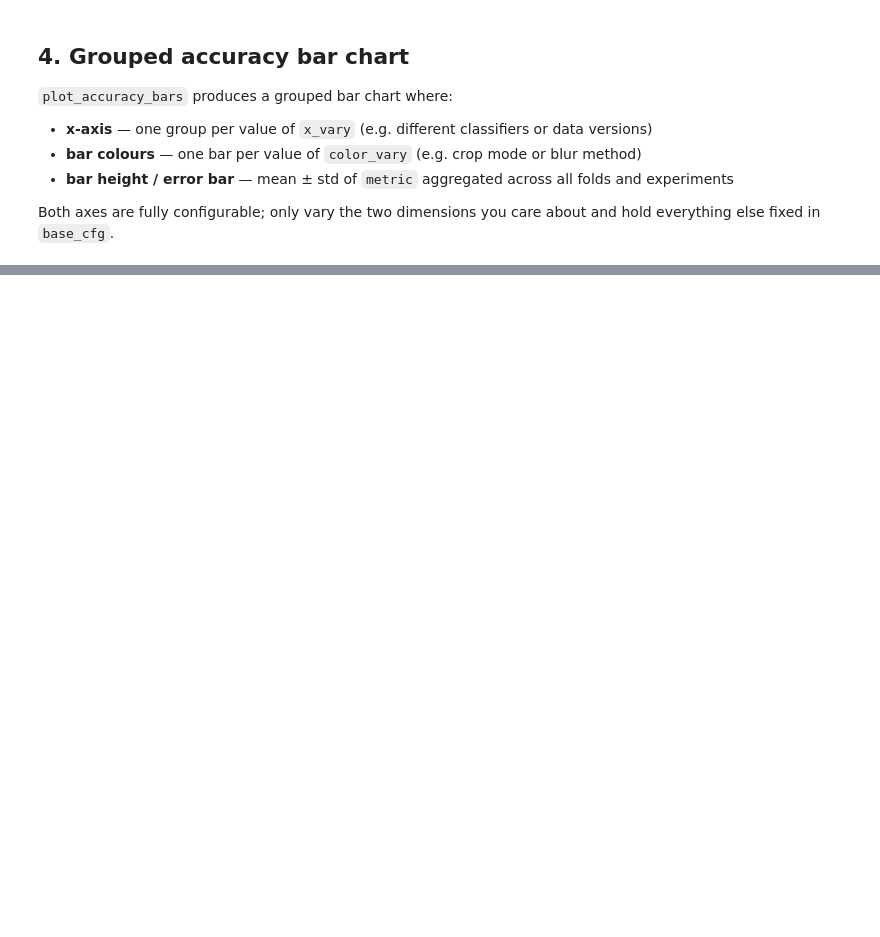
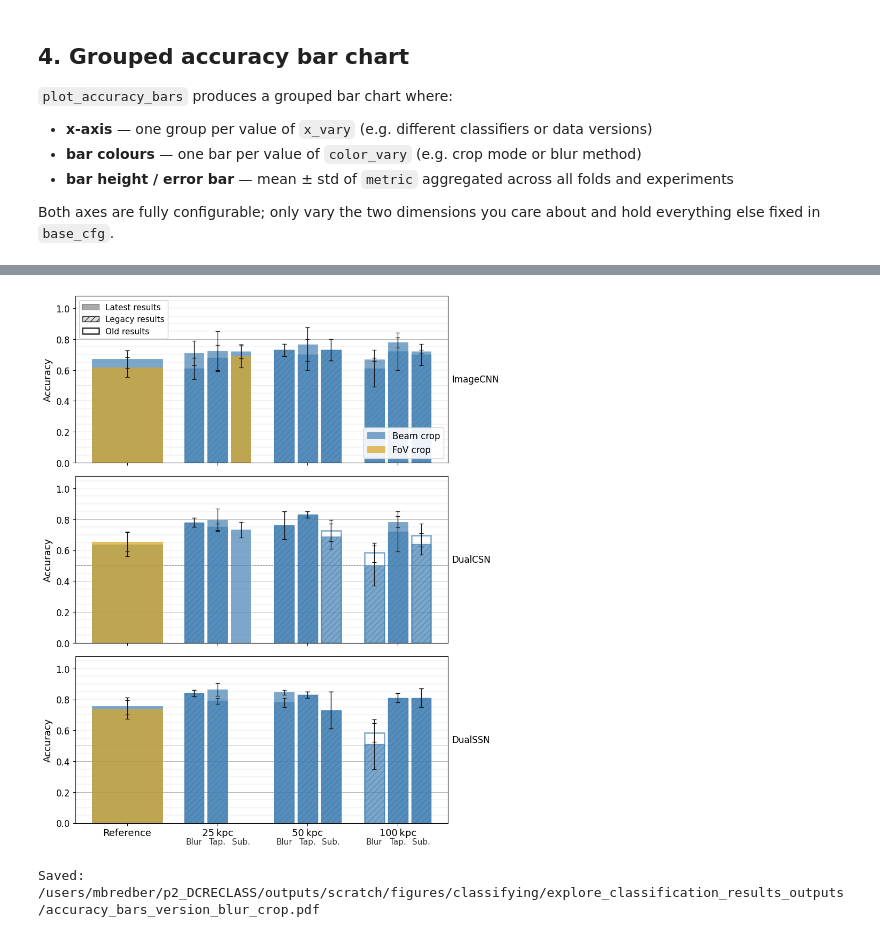
Before and after one commit to MarkusBredberg/dcreclass, a Jupyter notebook: notebooks/explore_classification_results.ipynb, the cells around one changed output, grey strips where cells are left out. Saved outputs shown, nothing was run; the diff lists cells and outputs as text; code cells hidden in the pictures; blank space fills up the shorter version.

```diff
--- a/notebooks/explore_classification_results.ipynb
+++ b/notebooks/explore_classification_results.ipynb
@@ -690,50 +1312,58 @@ print('plot_accuracy_bars() defined  (2-axis to 4-axis)')
 # %%
 # ── Edit the call below to your comparison of interest ───────────────────────
 #
-# Dimension guide:
-#   x_vary        → main x-axis grouping (required)
-#   metric        → y-axis metric (required)
-#   adjacent_vary → sub-bars side-by-side, labelled below ticks, hatch-patterned (optional)
-#   overlay_vary  → bars overlaid at the same position, semi-transparent (optional)
+# DISTINGUISH_RESULT_VERSIONS : bool
+#   True  → bar style reflects data tier:
+#             latest (metrics_dir)     = solid
+#             legacy (LegacyRunConfig) = hatched  ///
+#             old    (old_metrics_dir) = hollow
 #
-# Any RunConfig field can go on any axis:
-#   'classifier', 'version', 'crop_mode', 'blur_method', 'lr', 'reg', ...
+# RESULT_VERSION_PRIORITY : list | 'highest'
+#   Per bar, the first tier that has data wins.  Unlisted tiers are skipped.
+#     ['latest', 'legacy', 'old']  → latest preferred; legacy fills missing bars
+#     ['legacy', 'latest', 'old']  → legacy preferred where available
+#     ['latest']                   → only show bars with latest data
+#     'highest'                    → show whichever tier has the highest mean
+#                                    accuracy for that bar (bar style still
+#                                    reflects which tier was selected)
 #
-# Example A — 2 axes: versions on x, accuracy on y
-# fig = plot_accuracy_bars(
-#     base_cfg     = RunConfig(folds=list(range(10))),
-#     x_vary       = 'version',
-#     x_values     = ['RAW', 'T25kpc', 'T50kpc', 'T100kpc'],
-#     metric       = 'accuracy',
-# )
+# classifiers entries:
+#   (label, primary_cfg)                    – single config
+#   (label, primary_cfg, fallback_cfg)      – primary tried first;
+#                                             fallback (LegacyRunConfig) fills
+#                                             in any bar where primary has no data
 #
-# Example B — 3 axes: versions on x, crop_mode overlaid
-# fig = plot_accuracy_bars(
-#     base_cfg      = RunConfig(folds=list(range(10))),
-#     x_vary        = 'version',
-#     x_values      = ['RAW', 'T25kpc', 'T50kpc', 'T100kpc'],
-#     overlay_vary  = 'crop_mode',
-#     overlay_values = ['beam_crop', 'fov_crop'],
-#     metric        = 'accuracy',
-# )
-#
-# Example C — 4 axes: versions on x, blur_method adjacent, crop_mode overlaid
+DISTINGUISH_RESULT_VERSIONS  = True
+RESULT_VERSION_PRIORITY      = 'highest'
+
 fig = plot_accuracy_bars(
-    base_cfg         = RunConfig(
-        folds           = list(range(10)),
-        num_experiments = 1,
-    ),
-    x_vary           = 'version',
-    x_values         = ['RAW', 'T25kpc', 'T50kpc', 'T100kpc'],
-    adjacent_vary    = 'blur_method',
-    adjacent_values  = ['circular', 'cheat'],
+    base_cfg = None,
+    scales   = [0, 25, 50, 100],
+    scale_version    = ['circular', 'tapering', 'sub'],
     overlay_vary     = 'crop_mode',
     overlay_values   = ['beam_crop', 'fov_crop'],
     metric           = 'accuracy',
-    title            = 'Accuracy: tapering scale (x), blur method (hatch), crop mode (colour)',
+    distinguish_result_versions = DISTINGUISH_RESULT_VERSIONS,
+    result_version_priority     = RESULT_VERSION_PRIORITY,
+    classifiers = [
+        ('ImageCNN',
+            RunConfig(classifier='ImageCNN', folds=list(range(10)), num_experiments=3),
+            LegacyRunConfig(classifier='CNN', section='percentile',
+                            folds=list(range(10)), num_experiments=3)),
+        ('DualCSN',
+            RunConfig(classifier='DualCSN', folds=list(range(10)), num_experiments=3),
+            LegacyRunConfig(classifier='DualCSN', section='percentile',
+                            folds=list(range(10)), num_experiments=3)),
+        ('DualSSN',
+            RunConfig(classifier='DualSSN', folds=list(range(10)), num_experiments=3),
+            LegacyRunConfig(classifier='DualSSN', section='percentile',
+                            folds=list(range(10)), num_experiments=3)),
+    ],
 )
 
 _fname = os.path.join(OUTPUT_DIR, 'accuracy_bars_version_blur_crop.pdf')
 fig.savefig(_fname, bbox_inches='tight')
+plt.show()
 plt.close()
 print('Saved:', _fname)
+# %% [output]
@@ -739,0 +1387,2 @@ print('Saved:', _fname)
+[figure, added]
+Saved: /users/mbredber/p2_DCRECLASS/outputs/scratch/figures/classifying/explore_classification_results_outputs/accuracy_bars_version_blur_crop.pdf
```
Also changed, not shown: parts of 18 cells of this notebook, 15 other files.
